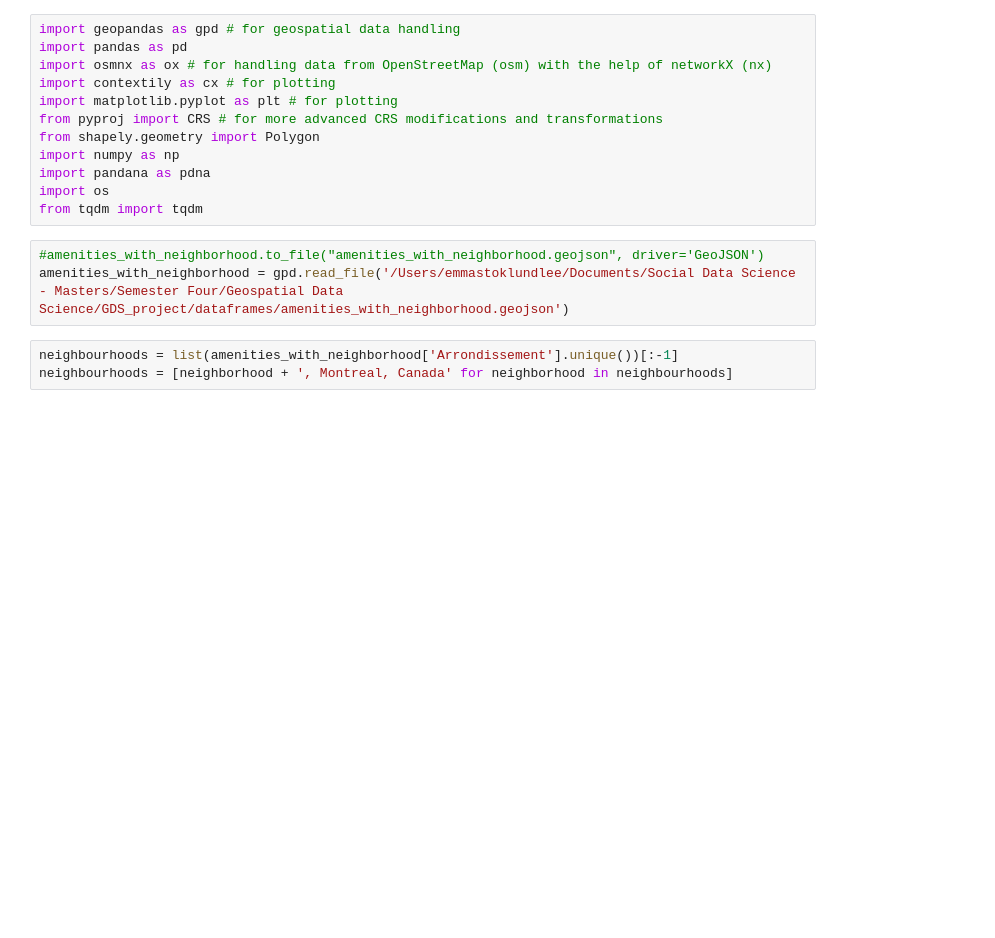
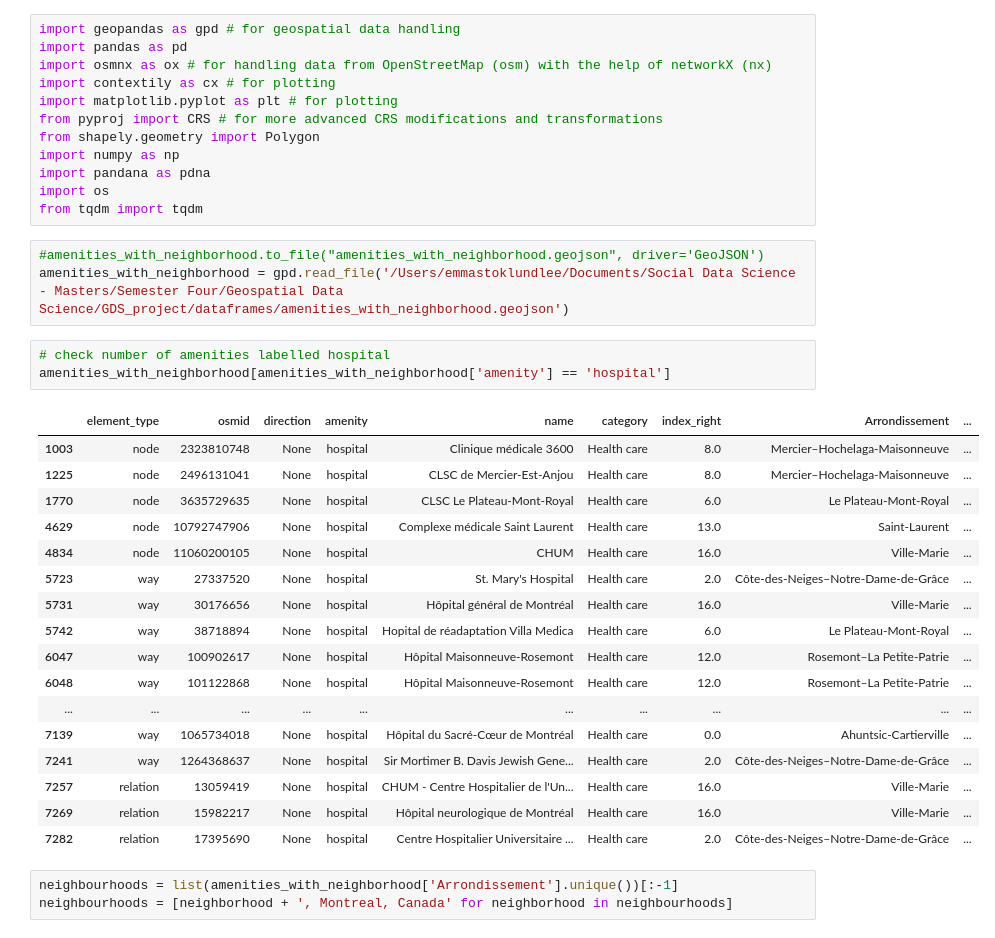
Before and after one commit to michelo200/GDS_project_deployment, a Jupyter notebook: initial_analysis/walking_distances_automated_emma.ipynb, the cells around one changed output. Saved outputs shown, nothing was run; the diff lists cells and outputs as text; blank space fills up the shorter version.

```diff
--- a/initial_analysis/walking_distances_automated_emma.ipynb
+++ b/initial_analysis/walking_distances_automated_emma.ipynb
@@ -13,6 +13,27 @@ from tqdm import tqdm
 # %%
 #amenities_with_neighborhood.to_file("amenities_with_neighborhood.geojson", driver='GeoJSON')
 amenities_with_neighborhood = gpd.read_file('/Users/emmastoklundlee/Documents/Social Data Science - Masters/Semester Four/Geospatial Data Science/GDS_project/dataframes/amenities_with_neighborhood.geojson')
+# %%
+# check number of amenities labelled hospital
+amenities_with_neighborhood[amenities_with_neighborhood['amenity'] == 'hospital']
+# %% [output]
+|  | element_type | osmid | direction | amenity | name | category | index_right | Arrondissement | ... |
+| 1003 | node | 2323810748 | None | hospital | Clinique médicale 3600 | Health care | 8.0 | Mercier–Hochelaga-Maisonneuve | ... |
+| 1225 | node | 2496131041 | None | hospital | CLSC de Mercier-Est-Anjou | Health care | 8.0 | Mercier–Hochelaga-Maisonneuve | ... |
+| 1770 | node | 3635729635 | None | hospital | CLSC Le Plateau-Mont-Royal | Health care | 6.0 | Le Plateau-Mont-Royal | ... |
+| 4629 | node | 10792747906 | None | hospital | Complexe médicale Saint Laurent | Health care | 13.0 | Saint-Laurent | ... |
+| 4834 | node | 11060200105 | None | hospital | CHUM | Health care | 16.0 | Ville-Marie | ... |
+| 5723 | way | 27337520 | None | hospital | St. Mary's Hospital | Health care | 2.0 | Côte-des-Neiges–Notre-Dame-de-Grâce | ... |
+| 5731 | way | 30176656 | None | hospital | Hôpital général de Montréal | Health care | 16.0 | Ville-Marie | ... |
+| 5742 | way | 38718894 | None | hospital | Hopital de réadaptation Villa Medica | Health care | 6.0 | Le Plateau-Mont-Royal | ... |
+| 6047 | way | 100902617 | None | hospital | Hôpital Maisonneuve-Rosemont | Health care | 12.0 | Rosemont–La Petite-Patrie | ... |
+| 6048 | way | 101122868 | None | hospital | Hôpital Maisonneuve-Rosemont | Health care | 12.0 | Rosemont–La Petite-Patrie | ... |
+| ... | ... | ... | ... | ... | ... | ... | ... | ... | ... |
+| 7139 | way | 1065734018 | None | hospital | Hôpital du Sacré-Cœur de Montréal | Health care | 0.0 | Ahuntsic-Cartierville | ... |
+| 7241 | way | 1264368637 | None | hospital | Sir Mortimer B. Davis Jewish Gene... | Health care | 2.0 | Côte-des-Neiges–Notre-Dame-de-Grâce | ... |
+| 7257 | relation | 13059419 | None | hospital | CHUM - Centre Hospitalier de l'Un... | Health care | 16.0 | Ville-Marie | ... |
+| 7269 | relation | 15982217 | None | hospital | Hôpital neurologique de Montréal | Health care | 16.0 | Ville-Marie | ... |
+| 7282 | relation | 17395690 | None | hospital | Centre Hospitalier Universitaire ... | Health care | 2.0 | Côte-des-Neiges–Notre-Dame-de-Grâce | ... |
 # %%
 neighbourhoods = list(amenities_with_neighborhood['Arrondissement'].unique())[:-1]
 neighbourhoods = [neighborhood + ', Montreal, Canada' for neighborhood in neighbourhoods]
```
